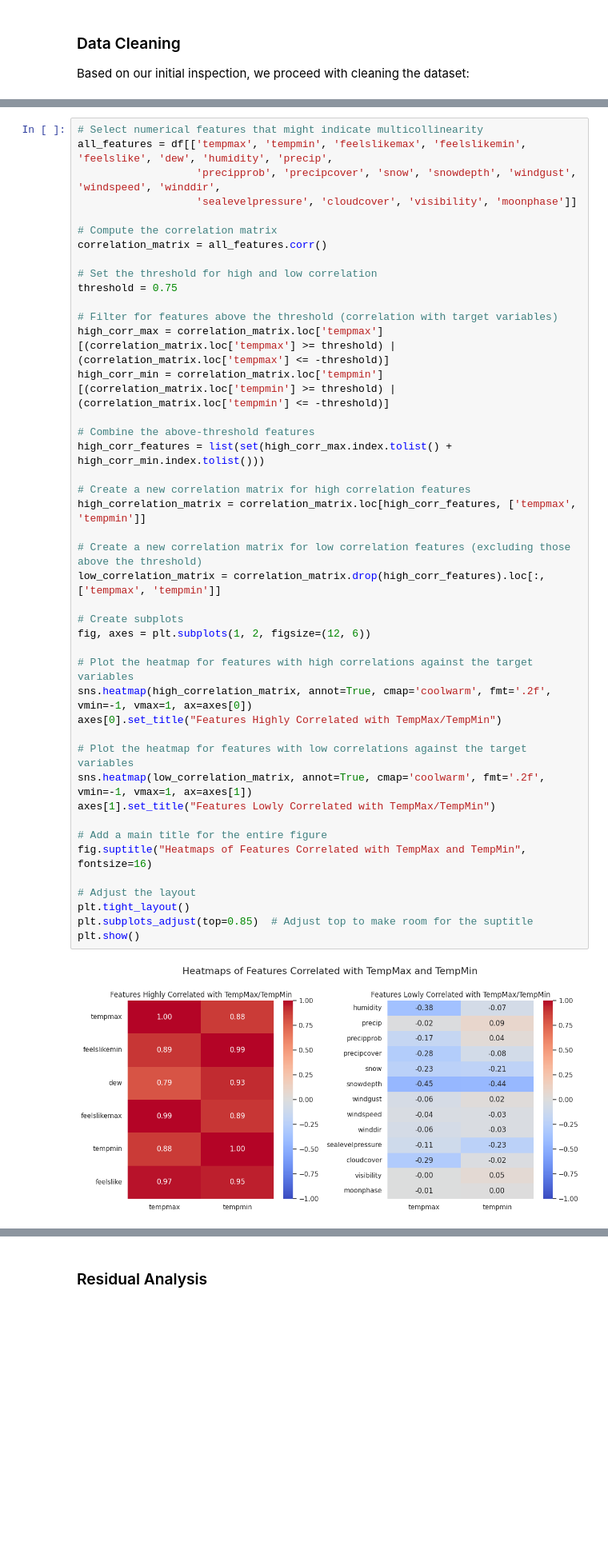
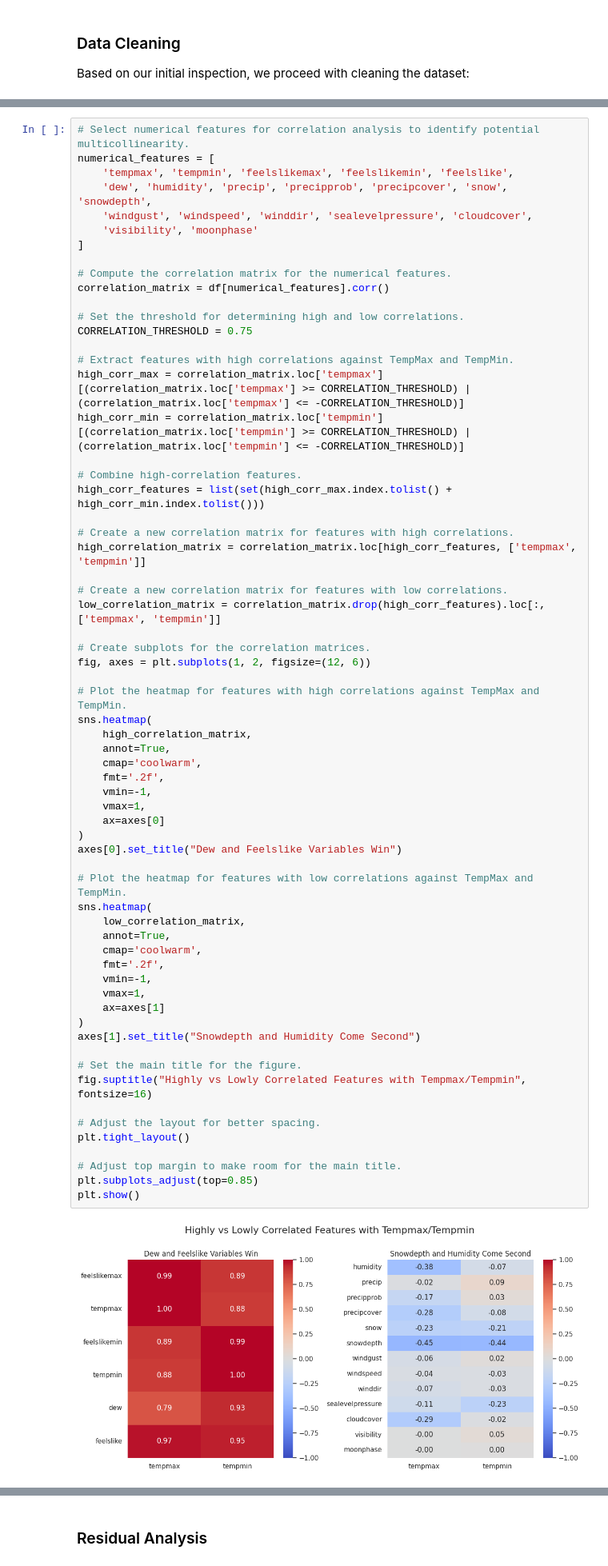
Before and after one commit to Laizra/Weather_prediction, a Jupyter notebook: main.ipynb, the cells around one changed output, grey strips where cells are left out. Shown at 80% size. Drawn from its saved outputs; the diff is of its cells as text; blank space fills up the shorter version.

```diff
--- a/main.ipynb
+++ b/main.ipynb
@@ -308,48 +418,69 @@ Next, we analyze feature correlations to understand the relationships between va
 # %%
-# Select numerical features that might indicate multicollinearity
-all_features = df[['tempmax', 'tempmin', 'feelslikemax', 'feelslikemin', 'feelslike', 'dew', 'humidity', 'precip',
-                   'precipprob', 'precipcover', 'snow', 'snowdepth', 'windgust', 'windspeed', 'winddir',
-                   'sealevelpressure', 'cloudcover', 'visibility', 'moonphase']]
+# Select numerical features for correlation analysis to identify potential multicollinearity.
+numerical_features = [
+    'tempmax', 'tempmin', 'feelslikemax', 'feelslikemin', 'feelslike',
+    'dew', 'humidity', 'precip', 'precipprob', 'precipcover', 'snow', 'snowdepth',
+    'windgust', 'windspeed', 'winddir', 'sealevelpressure', 'cloudcover',
+    'visibility', 'moonphase'
+]
 
-# Compute the correlation matrix
-correlation_matrix = all_features.corr()
+# Compute the correlation matrix for the numerical features.
+correlation_matrix = df[numerical_features].corr()
 
-# Set the threshold for high and low correlation
-threshold = 0.75
+# Set the threshold for determining high and low correlations.
+CORRELATION_THRESHOLD = 0.75
 
-# Filter for features above the threshold (correlation with target variables)
-high_corr_max = correlation_matrix.loc['tempmax'][(correlation_matrix.loc['tempmax'] >= threshold) | (correlation_matrix.loc['tempmax'] <= -threshold)]
-high_corr_min = correlation_matrix.loc['tempmin'][(correlation_matrix.loc['tempmin'] >= threshold) | (correlation_matrix.loc['tempmin'] <= -threshold)]
+# Extract features with high correlations against TempMax and TempMin.
+high_corr_max = correlation_matrix.loc['tempmax'][(correlation_matrix.loc['tempmax'] >= CORRELATION_THRESHOLD) | (correlation_matrix.loc['tempmax'] <= -CORRELATION_THRESHOLD)]
+high_corr_min = correlation_matrix.loc['tempmin'][(correlation_matrix.loc['tempmin'] >= CORRELATION_THRESHOLD) | (correlation_matrix.loc['tempmin'] <= -CORRELATION_THRESHOLD)]
 
-# Combine the above-threshold features
+# Combine high-correlation features.
 high_corr_features = list(set(high_corr_max.index.tolist() + high_corr_min.index.tolist()))
 
-# Create a new correlation matrix for high correlation features
+# Create a new correlation matrix for features with high correlations.
 high_correlation_matrix = correlation_matrix.loc[high_corr_features, ['tempmax', 'tempmin']]
 
-# Create a new correlation matrix for low correlation features (excluding those above the threshold)
+# Create a new correlation matrix for features with low correlations.
 low_correlation_matrix = correlation_matrix.drop(high_corr_features).loc[:, ['tempmax', 'tempmin']]
 
-# Create subplots
+# Create subplots for the correlation matrices.
 fig, axes = plt.subplots(1, 2, figsize=(12, 6))
 
-# Plot the heatmap for features with high correlations against the target variables
-sns.heatmap(high_correlation_matrix, annot=True, cmap='coolwarm', fmt='.2f', vmin=-1, vmax=1, ax=axes[0])
-axes[0].set_title("Features Highly Correlated with TempMax/TempMin")
+# Plot the heatmap for features with high correlations against TempMax and TempMin.
+sns.heatmap(
+    high_correlation_matrix,
+    annot=True,
+    cmap='coolwarm',
+    fmt='.2f',
+    vmin=-1,
+    vmax=1,
+    ax=axes[0]
+)
+axes[0].set_title("Dew and Feelslike Variables Win")
 
-# Plot the heatmap for features with low correlations against the target variables
-sns.heatmap(low_correlation_matrix, annot=True, cmap='coolwarm', fmt='.2f', vmin=-1, vmax=1, ax=axes[1])
-axes[1].set_title("Features Lowly Correlated with TempMax/TempMin")
+# Plot the heatmap for features with low correlations against TempMax and TempMin.
+sns.heatmap(
+    low_correlation_matrix,
+    annot=True,
+    cmap='coolwarm',
+    fmt='.2f',
+    vmin=-1,
+    vmax=1,
+    ax=axes[1]
+)
+axes[1].set_title("Snowdepth and Humidity Come Second")
 
-# Add a main title for the entire figure
-fig.suptitle("Heatmaps of Features Correlated with TempMax and TempMin", fontsize=16)
+# Set the main title for the figure.
+fig.suptitle("Highly vs Lowly Correlated Features with Tempmax/Tempmin", fontsize=16)
 
-# Adjust the layout
+# Adjust the layout for better spacing.
 plt.tight_layout()
-plt.subplots_adjust(top=0.85)  # Adjust top to make room for the suptitle
+
+# Adjust top margin to make room for the main title.
+plt.subplots_adjust(top=0.85)
 plt.show()
 # %% [output]
-[figure, old version]
+[figure, new version]
 # %% [markdown]
 ### Statistical Summary
 Analyzing the central tendency, symmetry, and variability of our dataset provides insights into its distribution and potential impacts on model performance.
```
Also changed, not shown: parts of 89 cells of this notebook.
